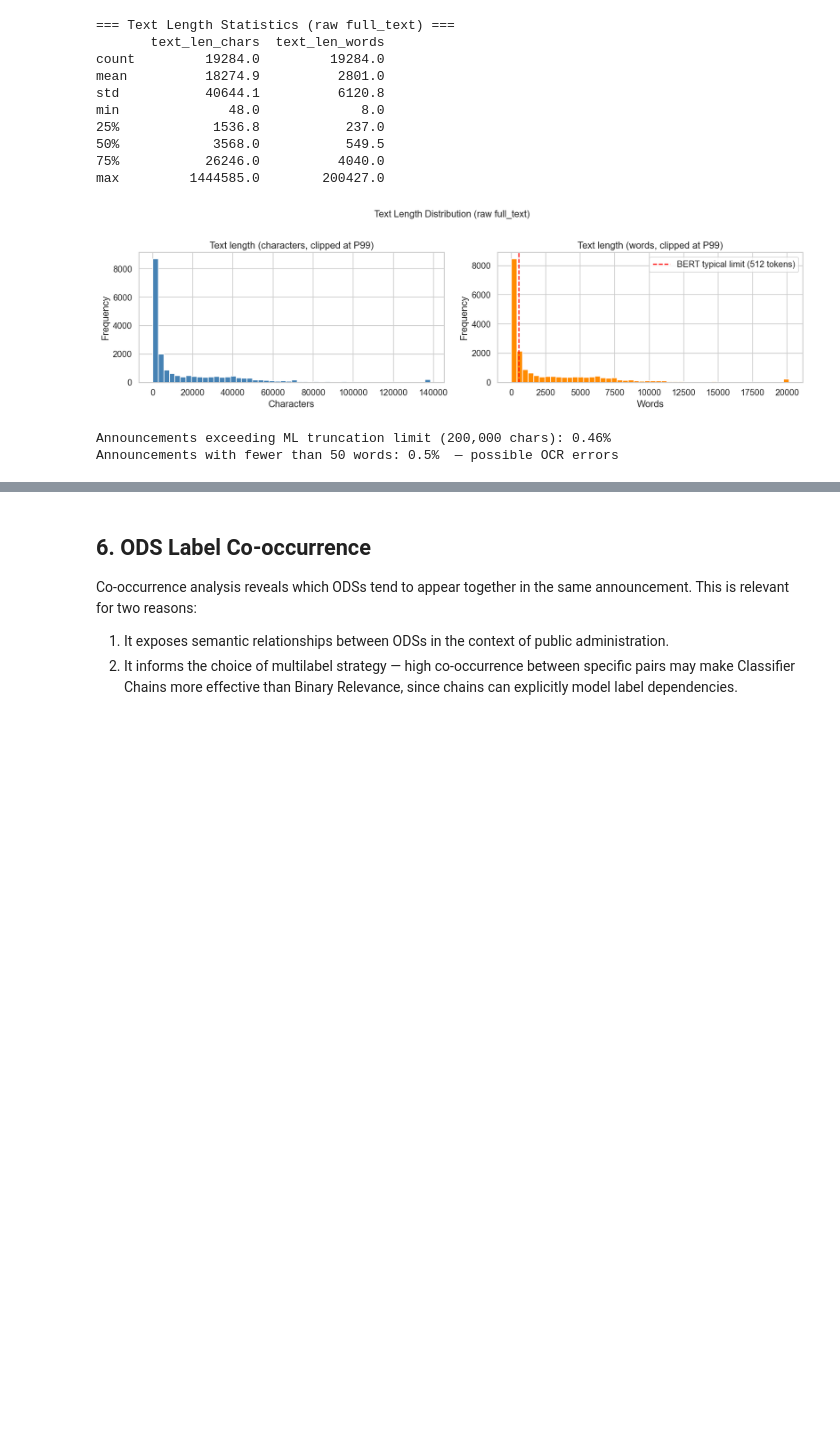
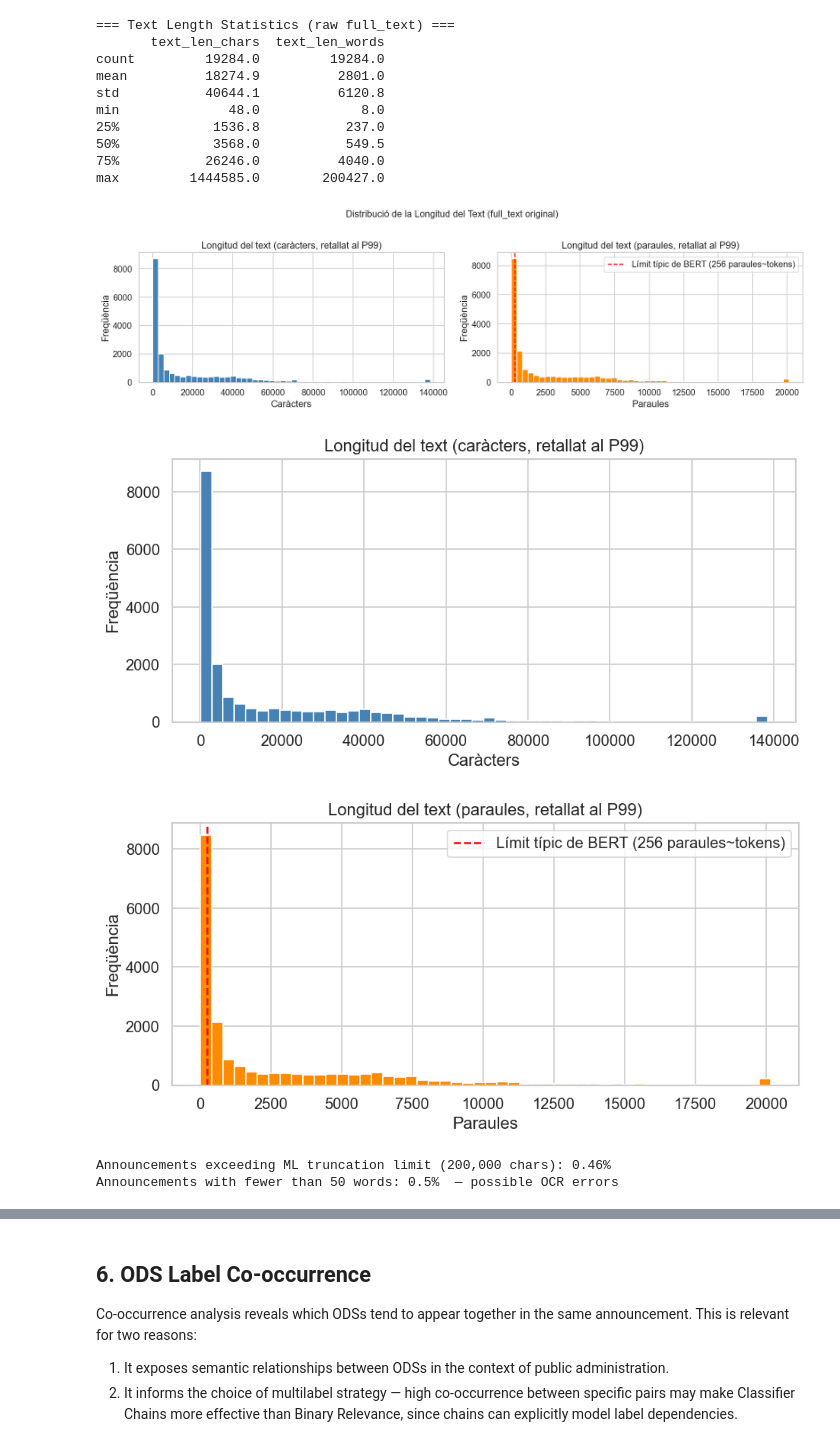
Before and after one commit to jiacomas/TFG-jiacomas, a Jupyter notebook: notebooks/02_eda.ipynb, the cells around one changed output, grey strips where cells are left out. Drawn from its saved outputs; the diff is of its cells as text; code cells hidden in the pictures; blank space fills up the shorter version.

```diff
--- a/notebooks/02_eda.ipynb
+++ b/notebooks/02_eda.ipynb
@@ -246,41 +246,71 @@ max         1444585.0        200427.0
 # %%
 fig, axes = plt.subplots(1, 2, figsize=(14, 4))
 
 # Character-level distribution (clipped at P99 to avoid extreme outliers distorting the plot)
 axes[0].hist(
     df['text_len_chars'].clip(upper=df['text_len_chars'].quantile(0.99)),
     bins=50, color='steelblue', edgecolor='white'
 )
-axes[0].set_title('Text length (characters, clipped at P99)')
-axes[0].set_xlabel('Characters')
-axes[0].set_ylabel('Frequency')
+axes[0].set_title('Longitud del text (caràcters, retallat al P99)')
+axes[0].set_xlabel('Caràcters')
+axes[0].set_ylabel('Freqüència')
 
-# Word-level distribution with BERT 512-token reference line
+# Word-level distribution with BERT 256-token reference line
 axes[1].hist(
     df['text_len_words'].clip(upper=df['text_len_words'].quantile(0.99)),
     bins=50, color='darkorange', edgecolor='white'
 )
-axes[1].axvline(x=512, color='red', linestyle='--', label='BERT typical limit (512 tokens)')
-axes[1].set_title('Text length (words, clipped at P99)')
-axes[1].set_xlabel('Words')
-axes[1].set_ylabel('Frequency')
+axes[1].axvline(x=256, color='red', linestyle='--', label='Límit típic de BERT (256 paraules~tokens)')
+axes[1].set_title('Longitud del text (paraules, retallat al P99)')
+axes[1].set_xlabel('Paraules')
+axes[1].set_ylabel('Freqüència')
 axes[1].legend()
 
-plt.suptitle('Text Length Distribution (raw full_text)', fontsize=13, y=1.01)
+plt.suptitle('Distribució de la Longitud del Text (full_text original)', fontsize=13, y=1.01)
 plt.tight_layout()
 plt.savefig(os.path.join(OUTPUT_DIR_EDA, 'eda_text_length.png'), bbox_inches='tight')
+plt.show()
+
+# --- Individual figure: characters ---
+fig, ax = plt.subplots(figsize=(8, 4))
+ax.hist(
+    df['text_len_chars'].clip(upper=df['text_len_chars'].quantile(0.99)),
+    bins=50, color='steelblue', edgecolor='white'
+)
+ax.set_title('Longitud del text (caràcters, retallat al P99)')
+ax.set_xlabel('Caràcters')
+ax.set_ylabel('Freqüència')
+plt.tight_layout()
+plt.savefig(os.path.join(OUTPUT_DIR_EDA, 'eda_text_length_chars.png'), bbox_inches='tight')
+plt.show()
+
+# --- Individual figure: words ---
+fig, ax = plt.subplots(figsize=(8, 4))
+ax.hist(
+    df['text_len_words'].clip(upper=df['text_len_words'].quantile(0.99)),
+    bins=50, color='darkorange', edgecolor='white'
+)
+ax.axvline(x=256, color='red', linestyle='--', label='Límit típic de BERT (256 paraules~tokens)')
+ax.set_title('Longitud del text (paraules, retallat al P99)')
+ax.set_xlabel('Paraules')
+ax.set_ylabel('Freqüència')
+ax.legend()
+plt.tight_layout()
+plt.savefig(os.path.join(OUTPUT_DIR_EDA, 'eda_text_length_words.png'), bbox_inches='tight')
 plt.show()
 
 # Check how many announcements exceed the ML truncation limit applied in notebook 01
 MAX_LEN = 200_000
 pct_truncated = (df['text_len_chars'] > MAX_LEN).mean() * 100
 short_threshold = 50
 pct_short = (df['text_len_words'] < short_threshold).mean() * 100
 
 print(f'Announcements exceeding ML truncation limit ({MAX_LEN:,} chars): {pct_truncated:.2f}%')
 print(f'Announcements with fewer than {short_threshold} words: {pct_short:.1f}%  — possible OCR errors')
 # %% [output]
-[figure, old version]
+[figure, new version]
+[figure, added]
+[figure, added]
 Announcements exceeding ML truncation limit (200,000 chars): 0.46%
 Announcements with fewer than 50 words: 0.5%  — possible OCR errors
 # %%
```
Also changed, not shown: parts of 7 cells of this notebook, 9 other files.
